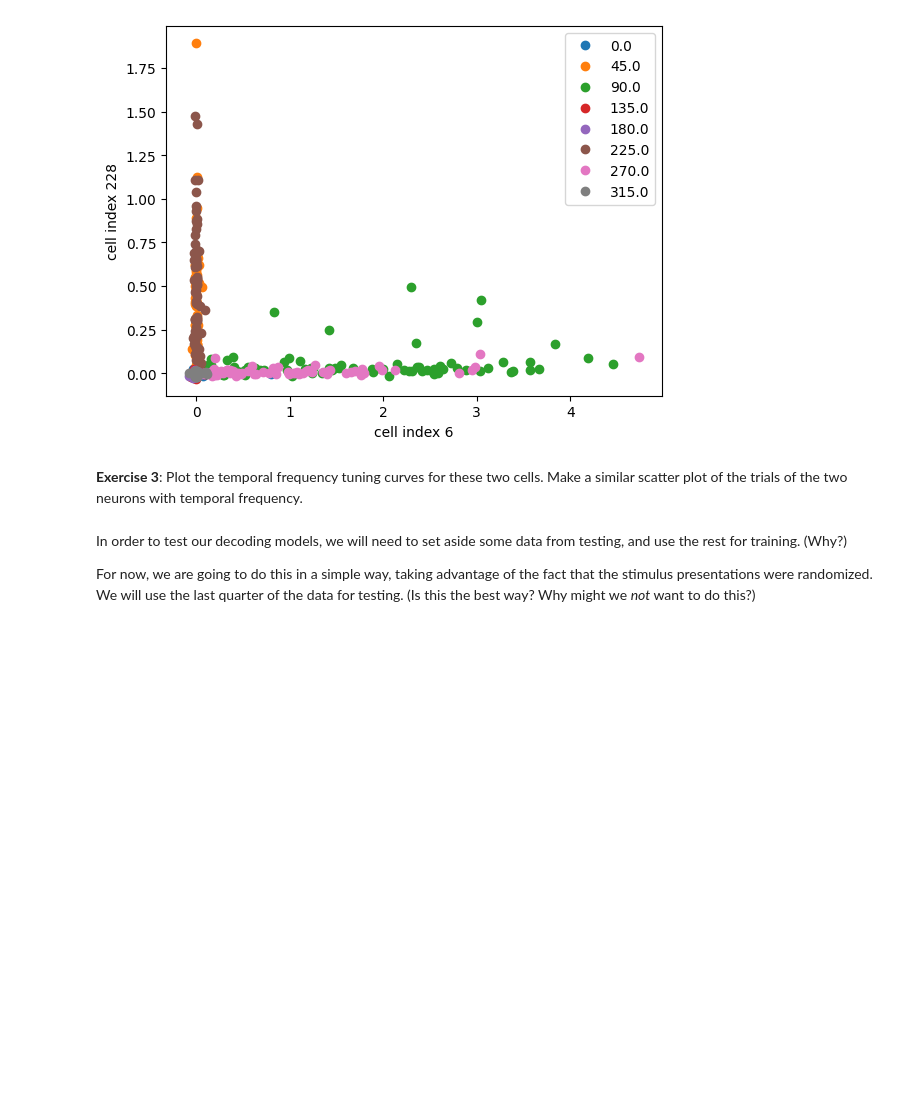
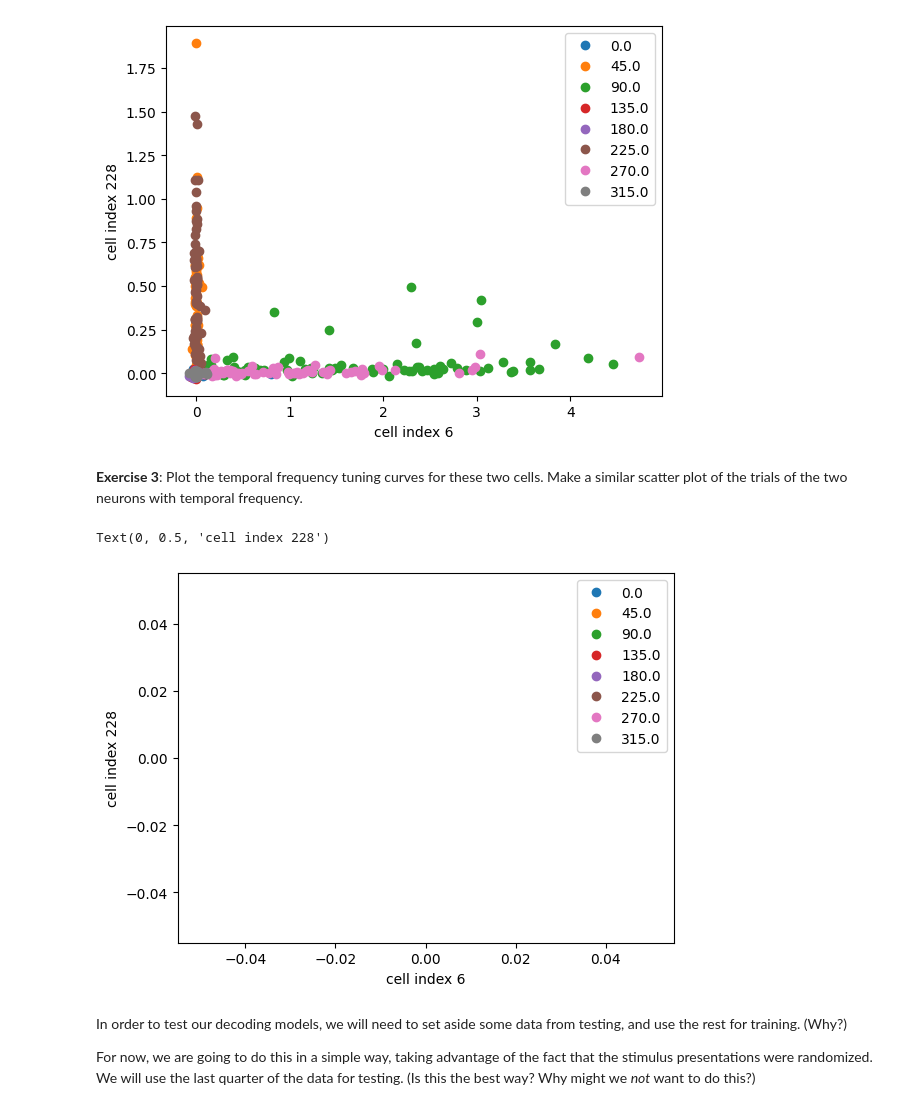
Before and after one commit to anniey27/amath342, a Jupyter notebook: Decoding_1_27_class.ipynb, the cells around one changed output. Drawn from its saved outputs; the diff is of its cells as text; code cells hidden in the pictures; blank space fills up the shorter version.

```diff
--- a/Decoding_1_27_class.ipynb
+++ b/Decoding_1_27_class.ipynb
@@ -151,3 +152,23 @@ for i, ori in enumerate(orientations[:-1]):  # leave out nans
+# %%
+tf_stim = []
+
+for i, row in stim_table.iterrows():
+  if np.isfinite(row.temporal_frequency):
+    tf_stim.append(str(row.temporal_frequency))
+  else:
+    tf_stim.append('blank')
+
+tf_stim = np.array(tf_stim)
+
+
+temp_freqs = np.sort(stim_table.temporal_frequency.unique())
+temp_freq_labels = [str(tf) for tf in temp_freqs[:-1]] + ['blank']
+num_tfs = len(temp_freqs)
+tf_tuning_curves = np.zeros([num_neurons, num_tfs-1])
+
+for i, tf in enumerate(temp_freqs[:-1]):  # leave out nans
+  mask = tf_stim==str(tf)
+  tf_tuning_curves[:,i] = activity[mask,:].mean(axis=0)
 # %% [markdown]
 As a sanity check, let's take a look at the tuning curve for the cell we analyzed last time.
 # %%
@@ -218,6 +243,18 @@ Text(0, 0.5, 'cell index 228')
 [figure]
 # %% [markdown]
 **Exercise 3**: Plot the temporal frequency tuning curves for these two cells.  Make a similar scatter plot of the trials of the two neurons with temporal frequency.
+# %%
+for i, tf in enumerate(orientations[:-1]):
+  mask = tf_stim==str(tf)
+  plt.plot(two_neuron_activity[mask, 0], two_neuron_activity[mask, 1],'o',color=colors[i], label=tf)
+  plt.legend()
+plt.xlabel('cell index '+str(cell_index))
+plt.ylabel('cell index '+str(cell_index2))
+
+#didn't work lol
+# %% [output]
+Text(0, 0.5, 'cell index 228')
+[figure, added]
 # %% [markdown]
 In order to test our decoding models, we will need to set aside some data from testing, and use the rest for training.  (Why?)
 
```
Also changed, not shown: parts of 5 cells of this notebook.
